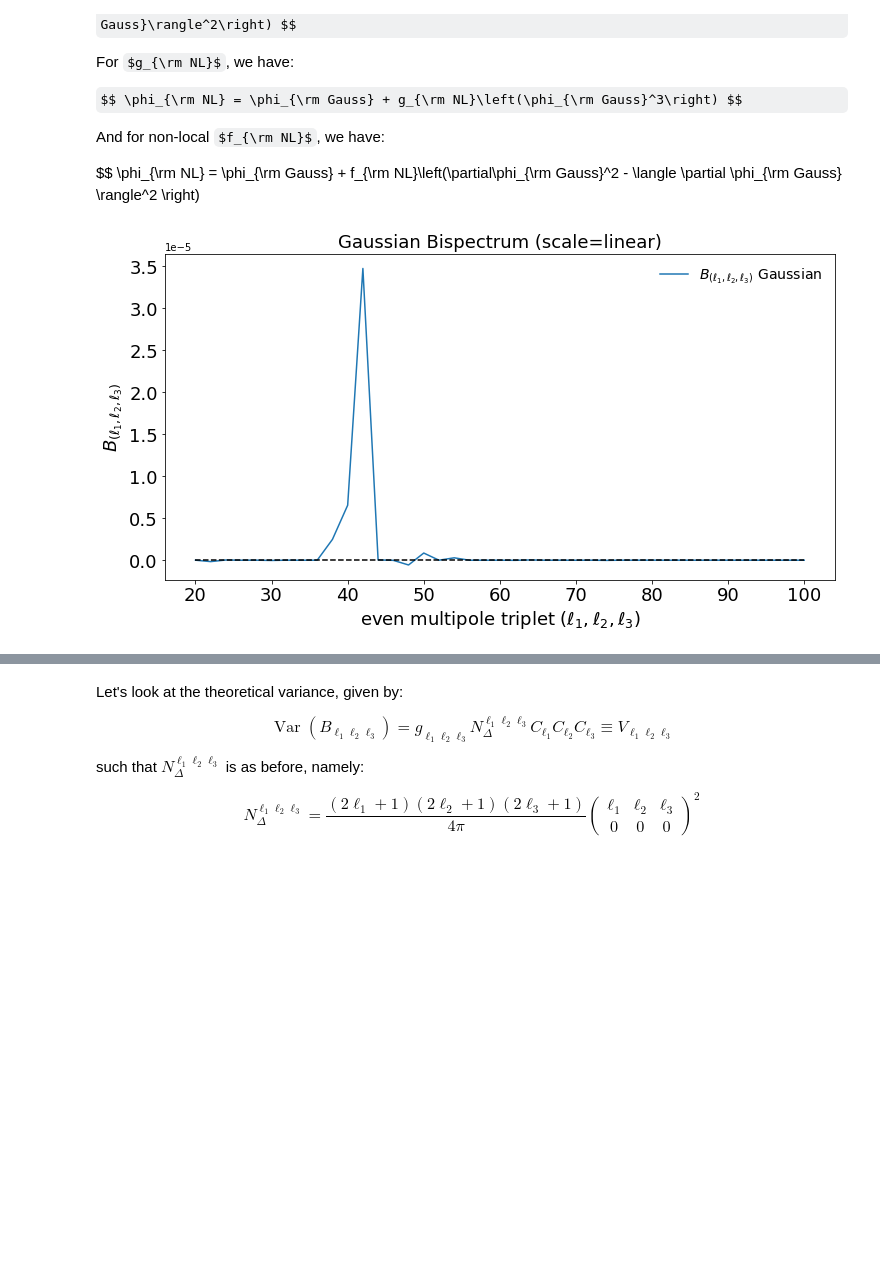
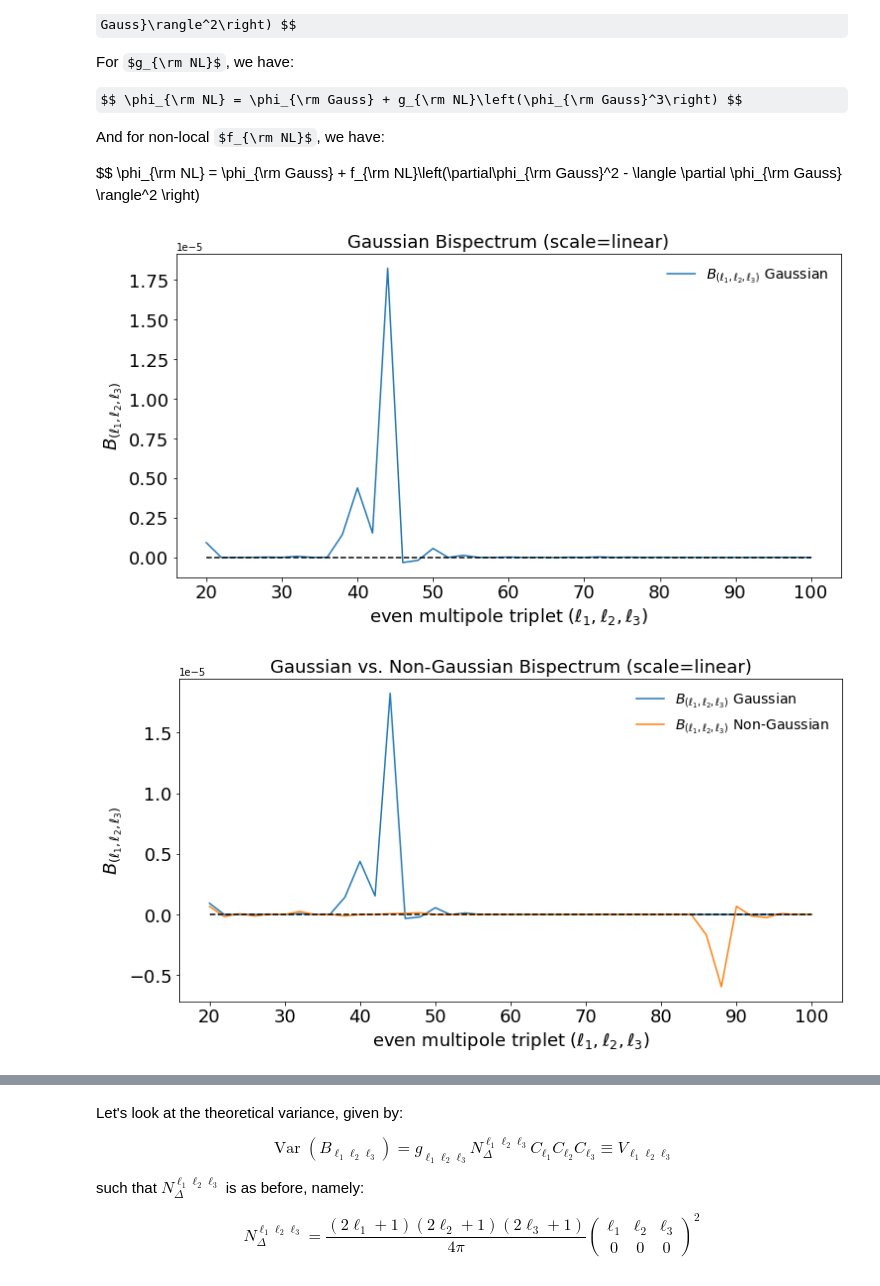
Before and after one commit to abarnea/Bispectrum, a Jupyter notebook: Bispectra_Theory_Comparison.ipynb, the cells around one changed output, grey strips where cells are left out. Cells and saved outputs as stored; diff of their text form; code cells hidden in the pictures; some formulas as TeX source; blank space fills up the shorter version.

```diff
--- a/Bispectra_Theory_Comparison.ipynb
+++ b/Bispectra_Theory_Comparison.ipynb
@@ -119,14 +116,23 @@ bls_nongauss = bispec_range(bls_nongauss_map, lmax=250, scheme='e', ell_interval
+# %%
+lmin = 30
+lmax = 400
+bin = 20
+ells = np.arange(lmin, lmax, bin)
+
+bls_gauss = bispec_range_eq(bls_gauss_map, ells)
+bls_nongauss = bispec_range_eq(bls_nongauss_map, ells)
 # %%
-# bls_list = [bls_gauss, bls_nongauss]
+bls_list = [bls_gauss, bls_nongauss]
 bls_labels = ["$B_{(\ell_1, \ell_2, \ell_3)}$ Gaussian", "$B_{(\ell_1, \ell_2, \ell_3)}$ Non-Gaussian"]
 
 xlmin = 20
 xlmax = None
 
 plot_bispec_eq([bls_gauss], labels=[bls_labels[0]], xlmin=xlmin, xlmax=xlmax, title="Gaussian Bispectrum (scale=linear)")
-# plot_bispec_eq(bls_list, labels=bls_labels, xlmin=xlmin, xlmax=xlmax, title="Gaussian vs. Non-Gaussian Bispectrum (scale=linear)")
+plot_bispec_eq(bls_list, labels=bls_labels, xlmin=xlmin, xlmax=xlmax, title="Gaussian vs. Non-Gaussian Bispectrum (scale=linear)")
 # %% [output]
-[figure, old version]
+[figure, new version]
+[figure, added]
 # %%
 lmax = 250
 sorted_alms = sort_alms(hp.map2alm(bls_gauss_map), lmax+1)
```
Also changed, not shown: parts of 12 cells of this notebook, 3 other files.
